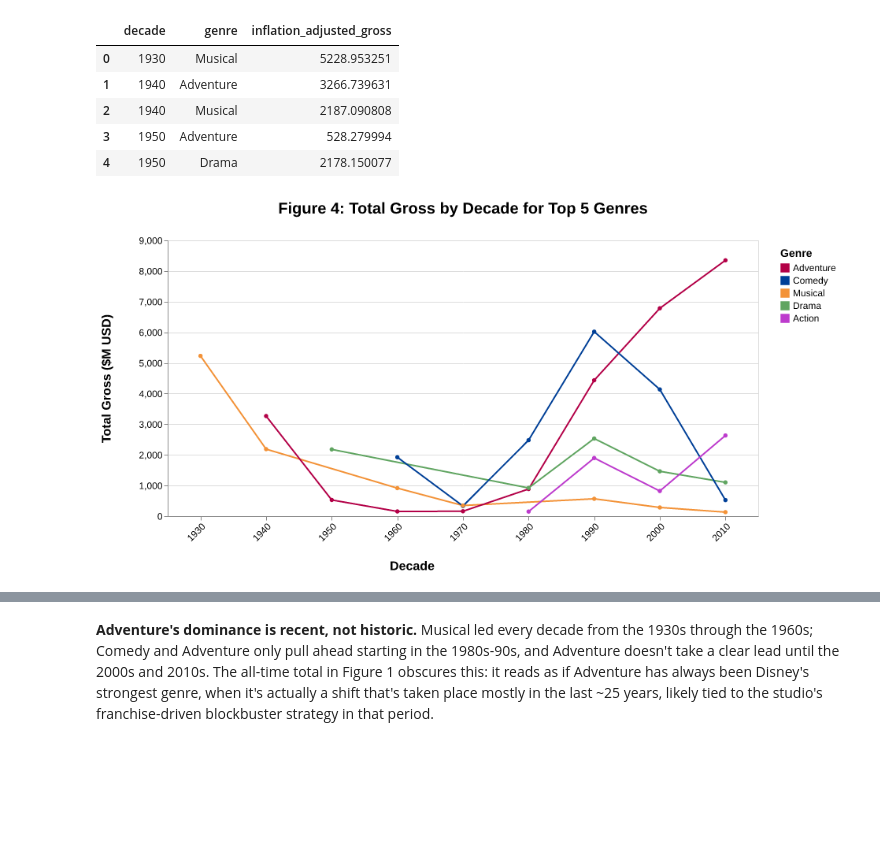
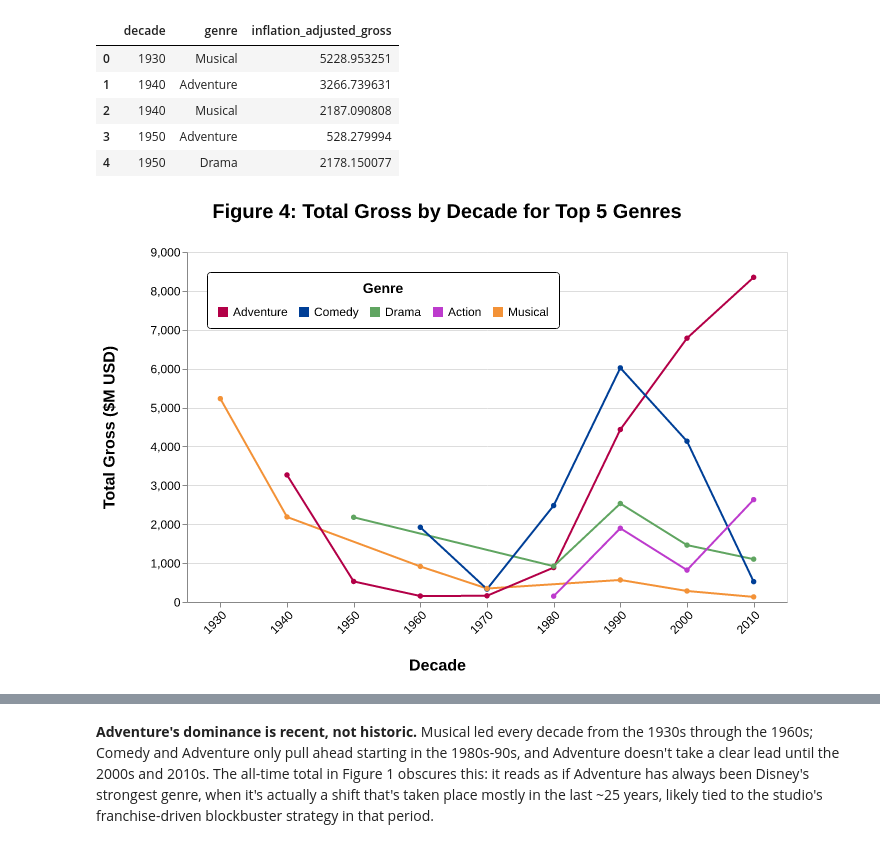
Before and after one commit to njanes/disney-historical-data-analysis, a Jupyter notebook: disney-EDA.ipynb, the cells around one changed output, grey strips where cells are left out. Cells and saved outputs as stored; diff of their text form; code cells hidden in the pictures; blank space fills up the shorter version.

```diff
--- a/disney-EDA.ipynb
+++ b/disney-EDA.ipynb
@@ -310,32 +310,42 @@ decade_genre.head()
 # %%
 time_plot = (
     alt.Chart(decade_genre)
     .mark_line(point=True)
     .encode(
         x=alt.X("decade:O", title="Decade"),
         y=alt.Y("inflation_adjusted_gross", title="Total Gross ($M USD)"),
         color=alt.Color("genre", title="Genre", scale=alt.Scale(
-            domain=['Adventure', 'Comedy', 'Musical', 'Drama', 'Action'],
-            range=["#b30047", "#003f97", "#f39237", "#60a561", "#bd3bcd"]
+            domain=['Adventure', 'Comedy', 'Drama', 'Action', 'Musical'],
+            range=["#b30047", "#003f97", "#60a561", "#bd3bcd", "#f39237"]
         )),
     )
     .properties(
-        title="Figure 4: Total Gross by Decade for Top 5 Genres", height=350, width=750
+        title="Figure 4: Total Gross by Decade for Top 5 Genres", height=350, width=600
     )
-    .configure_title(fontSize=20, dy=-20)
+    .configure_title(fontSize=20, dy=-20, dx=-40)
     .configure_axis(
         titleFontSize=16,
         labelFontSize=12,
     )
-    .configure_axisX(labelAngle=-45, titleX=310, titleY=55)
+    .configure_axisX(labelAngle=-45, titleX=250, titleY=55)
     .configure_axisY(titleX=-70)
     .configure_legend(
         titleFontSize=14,
         labelFontSize=12,
+        symbolSize=75,
+        fillColor='white',
+        strokeColor='black',
+        cornerRadius=3,
         padding=10,
-        symbolType='square'
+        symbolType='square',
+        orient='none',
+        legendX=20,
+        legendY=20,
+        columns=5,
+        titleAnchor='middle',
+        titlePadding=10,
     )
 )
 time_plot
 # %% [output]
-[figure, old version]
+[figure, new version]
```
Also changed, not shown: parts of 2 cells of this notebook.
